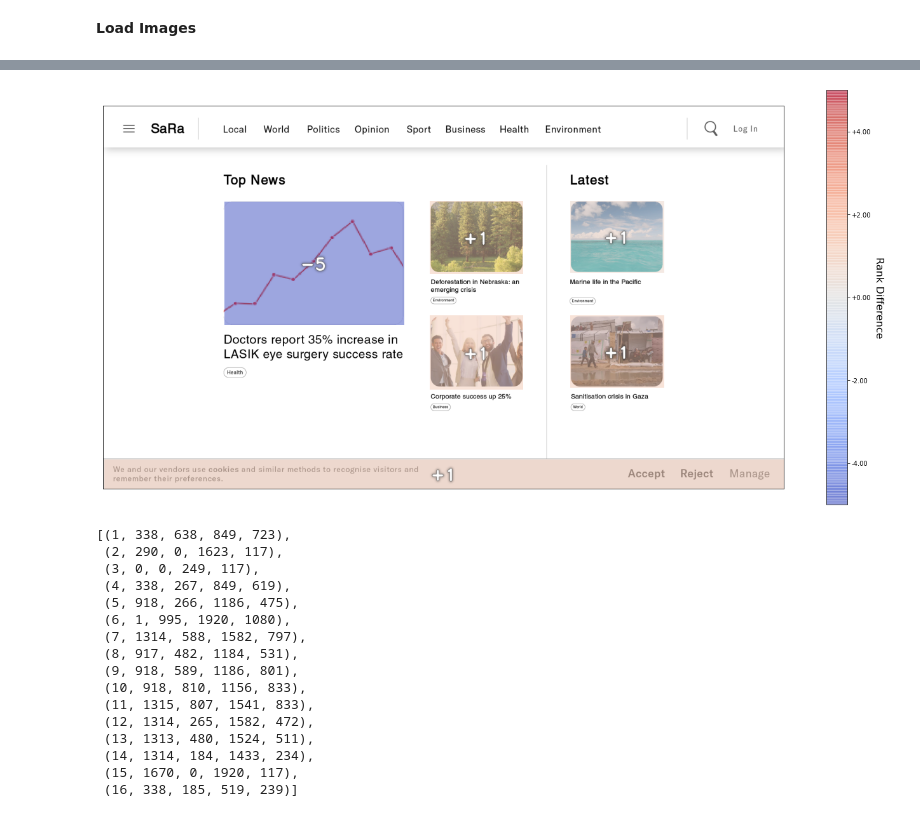
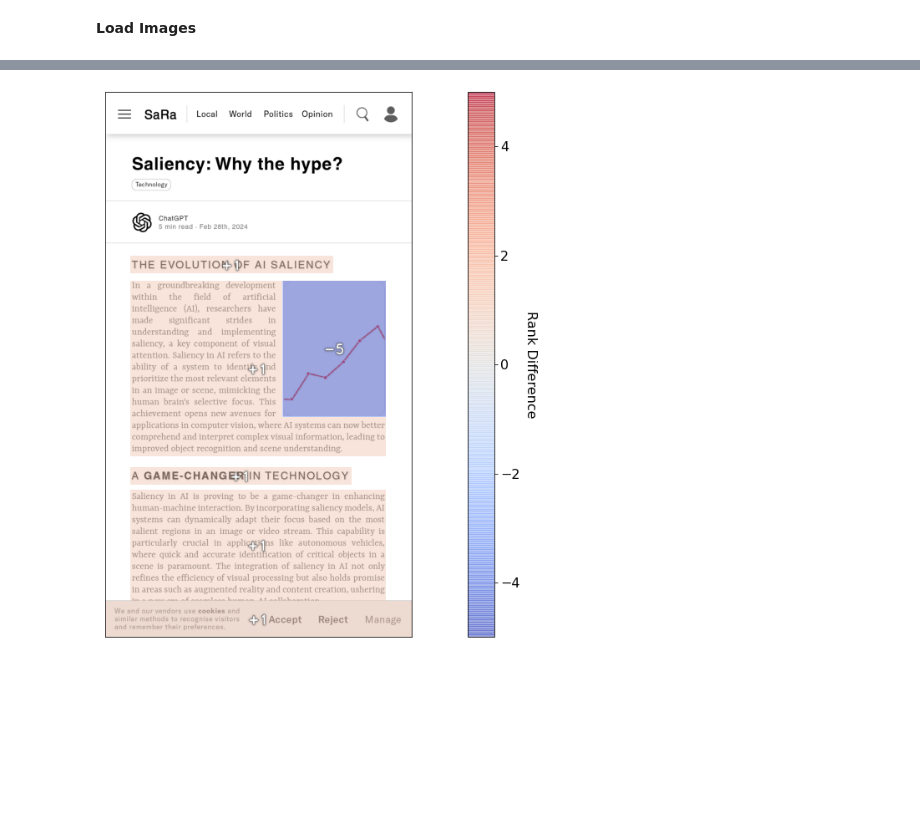
Before and after one commit to matthewkenely/ICT3909, a Jupyter notebook: saliency-ranking/App.ipynb, the cells around one changed output, grey strips where cells are left out. Drawn from its saved outputs; the diff is of its cells as text; code cells hidden in the pictures; blank space fills up the shorter version.

```diff
--- a/saliency-ranking/App.ipynb
+++ b/saliency-ranking/App.ipynb
@@ -84,13 +89,15 @@ pairs = [
 # %% [markdown]
 **Load Images**
 # %%
-p = 0
+p = 1
 
 img_a, img_b = imgs[pairs[p][0]], imgs[pairs[p][1]]
 name_a, name_b = names[pairs[p][0]], names[pairs[p][1]]
 mask_a, mask_b = msks[pairs[p][0]], msks[pairs[p][1]]
 # %%
 def get_saliency_map(img, name, deepgaze_model):
+    sara.reset()
+    sara.WEIGHTS = (2, 1, 0, 0)
     saliency_map = sara.return_saliency(img, generator='deepgaze', deepgaze_model=deepgaze_model, DEVICE='cuda')
     [sara_heatmap, text_overlay], sara_list = sara.return_sara(img.copy(), saliency_map=saliency_map, segments=segments[name]['segments'], coords=segments[name]['coordinates'], mode=2)
 
@@ -112,9 +119,6 @@ def get_saliency_map(img, name, deepgaze_model):
     text_overlay = cv2.GaussianBlur(text_overlay, (3, 3), 0)
     shadow = cv2.GaussianBlur(text_overlay, (21, 21), 0)
 
-
-    # text_overlay = cv2.GaussianBlur(text_overlay, (3, 3), 0)
-
     sara_heatmap_outline = sara_heatmap.copy()
     sara_heatmap_outline = cv2.cvtColor(sara_heatmap_outline, cv2.COLOR_RGBA2RGB)
     sara_heatmap_outline = cv2.Canny(sara_heatmap_outline, 100, 200)
@@ -281,0 +315,3 @@ segments['DESKTOP_B']['coordinates']
+# %%
+sara_heatmap_a_gray = sara_to_gray(sara_heatmap_a, sara_list_a, name_a)
+sara_heatmap_b_gray = sara_to_gray(sara_heatmap_b, sara_list_b, name_b)
@@ -281,0 +341,2 @@ segments['DESKTOP_B']['coordinates']
+# %%
+diff = sara_heatmap_a_gray - sara_heatmap_b_gray
@@ -282,11 +349,4 @@ segments['DESKTOP_B']['coordinates']
 # %%
-# Assuming sara_heatmap_a and sara_heatmap_b are your RGBA images
-a_int16 = cv2.cvtColor(sara_heatmap_a, cv2.COLOR_RGBA2GRAY).astype(np.int16)
-b_int16 = cv2.cvtColor(sara_heatmap_b, cv2.COLOR_RGBA2GRAY).astype(np.int16)
-diff = a_int16 - b_int16
-
-indices = sara_list_a
-
 colormap_min = diff.min()
 colormap_max = diff.max()
 max_abs = max(abs(colormap_min), abs(colormap_max))
@@ -298,8 +358,12 @@ diff = diff_border
 
 diff_qty = [i[1] - j[1] for i, j in zip(sorted(sara_list_a), sorted(sara_list_b))]
 
+
 # Match the color values in diff to the actual differences in ranks
-diff = cv2.normalize(diff, None, alpha=np.min(diff_qty), beta=np.abs(np.min(diff_qty)), norm_type=cv2.NORM_MINMAX, dtype=cv2.CV_32F)
+alpha = np.min(diff_qty)
+beta = np.max(np.abs(diff_qty))
+
+diff = cv2.normalize(diff, None, alpha=alpha, beta=beta, norm_type=cv2.NORM_MINMAX, dtype=cv2.CV_32F)
 
 # Set up colormap with transparency for zero values
 cmap = plt.get_cmap('coolwarm')
@@ -311,7 +375,6 @@ plt.figure(figsize=(24, 12))
 plt.imshow(img_b, alpha=1)
 diff = cv2.resize(diff, (img_a.shape[1], img_a.shape[0]), interpolation=cv2.INTER_NEAREST)
 
-# Show heatmap overlayed on top of image B
 heatmap = plt.imshow(diff, cmap=cmap, alpha=0.5, vmin=np.min(diff), vmax=np.max(diff))
 heatmap.set_array(np.ma.masked_where(diff == 0, diff))  # Mask zero values
 
@@ -319,7 +382,7 @@ heatmap.set_array(np.ma.masked_where(diff == 0, diff))  # Mask zero values
 diff_text = np.zeros((img_a.shape[0], img_a.shape[1]), dtype=np.uint8)
 diff_text = cv2.cvtColor(diff_text, cv2.COLOR_BGR2RGBA)
 
-for i, x1, y1, x2, y2 in segments['DESKTOP_A']['coordinates']:
+for i, x1, y1, x2, y2 in segments[name_a]['coordinates']:
     if diff_qty[i-1] != 0:
         # Calculate the center coordinates of the bounding box
         center_x = (x1 + x2) // 2
@@ -336,53 +399,38 @@ for i, x1, y1, x2, y2 in segments['DESKTOP_A']['coordinates']:
         # Get the size of the text
         (text_width, _), _ = cv2.getTextSize(text_to_display, cv2.FONT_HERSHEY_DUPLEX, font_size, thickness)
 
         # Calculate the position to center the text
         text_position = (center_x - text_width // 2, center_y + 20)
 
         # Add the text to the image
         cv2.putText(diff_text, text_to_display, text_position, cv2.FONT_HERSHEY_DUPLEX, font_size, (255, 255, 255), thickness, cv2.LINE_AA)
 
 # Set black regions to transparent
 diff_text[diff_text[:, :, 0] < 192] = [0, 0, 0, 0]
 diff_text[diff_text[:, :, 0] >= 192, 3] = 255
 diff_text = cv2.GaussianBlur(diff_text, (3, 3), 0)
 shadow = cv2.GaussianBlur(diff_text, (21, 21), 0)
 
 plt.imshow(shadow, alpha=1)
 plt.imshow(diff_text, alpha=1)
 
 plt.xticks([]), plt.yticks([])
 
 # Add a colorbar to the right of the image
-cbar = plt.colorbar(heatmap, format='%+.2f')  # Use the format parameter to control decimal places
+cbar = plt.colorbar(heatmap)  # Use the format parameter to control decimal places
 
 # Modify colorbar labels to include a plus sign for positive values
-tick_labels = cbar.get_ticks()
-tick_labels_str = [f'{label:+.2f}' if label >= 0 else f'{label:.2f}' for label in tick_labels]
+tick_labels = cbar.get_ticks().astype(int)
+
+tick_labels = np.linspace(alpha, beta, 10)
+
+tick_labels_str = [f'{label:+}' if label >= 0 else f'{label:}' for label in tick_labels]
 cbar.set_ticklabels(tick_labels_str)
+cbar.ax.tick_params(labelsize=16)
 
 # Add cbar title "Rank Difference"
 cbar.set_label('Rank Difference', labelpad=20, rotation=270, fontsize=16)
 
 plt.show()
 # %% [output]
-[figure, old version]
+[figure, new version]
-# %%
-segments['DESKTOP_A']['coordinates']
-# %% [output]
-[(1, 338, 638, 849, 723),
- (2, 290, 0, 1623, 117),
- (3, 0, 0, 249, 117),
- (4, 338, 267, 849, 619),
- (5, 918, 266, 1186, 475),
- (6, 1, 995, 1920, 1080),
- (7, 1314, 588, 1582, 797),
- (8, 917, 482, 1184, 531),
- (9, 918, 589, 1186, 801),
- (10, 918, 810, 1156, 833),
- (11, 1315, 807, 1541, 833),
- (12, 1314, 265, 1582, 472),
- (13, 1313, 480, 1524, 511),
- (14, 1314, 184, 1433, 234),
- (15, 1670, 0, 1920, 117),
- (16, 338, 185, 519, 239)]
```
Also changed, not shown: parts of 19 cells of this notebook, 1 other file.
